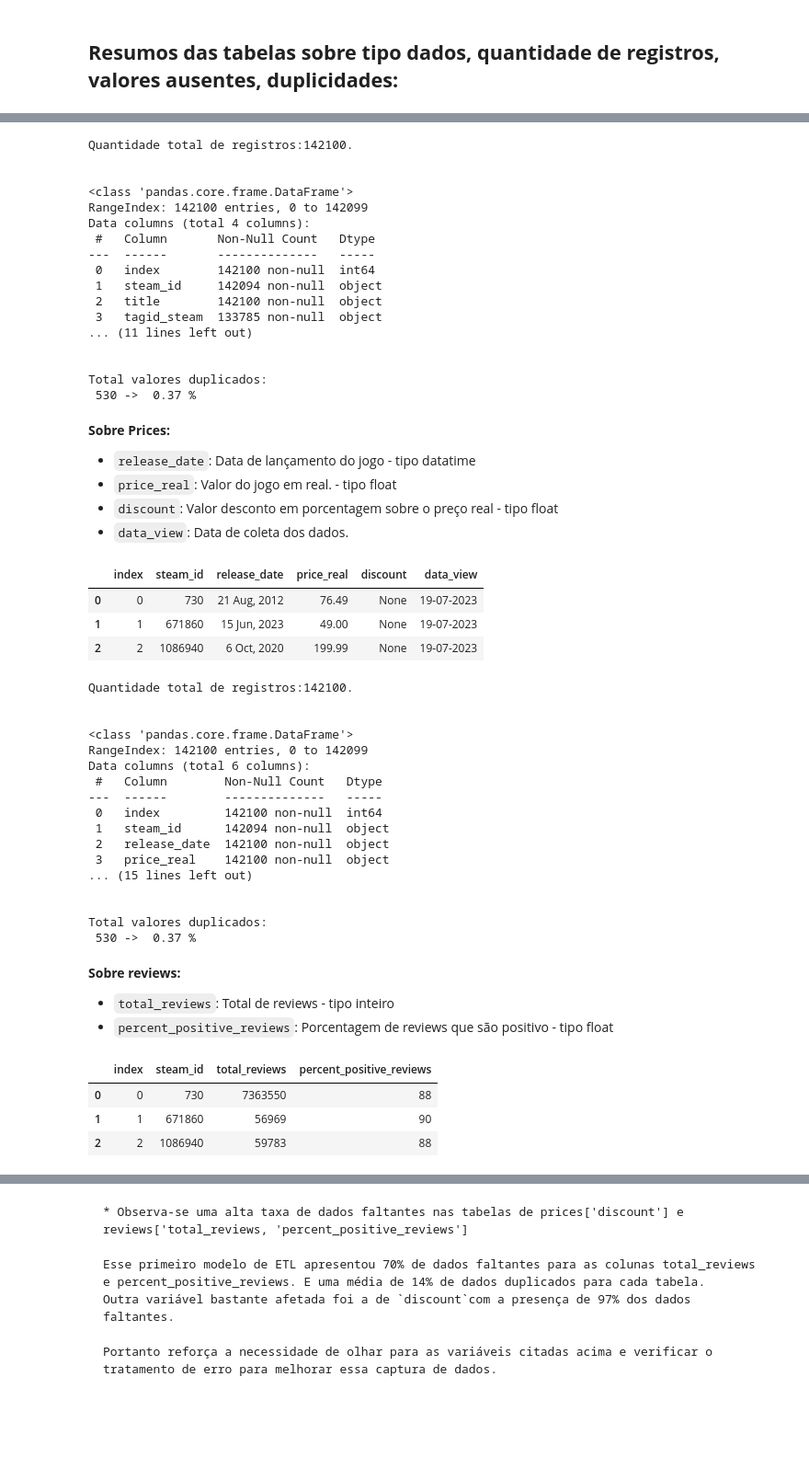
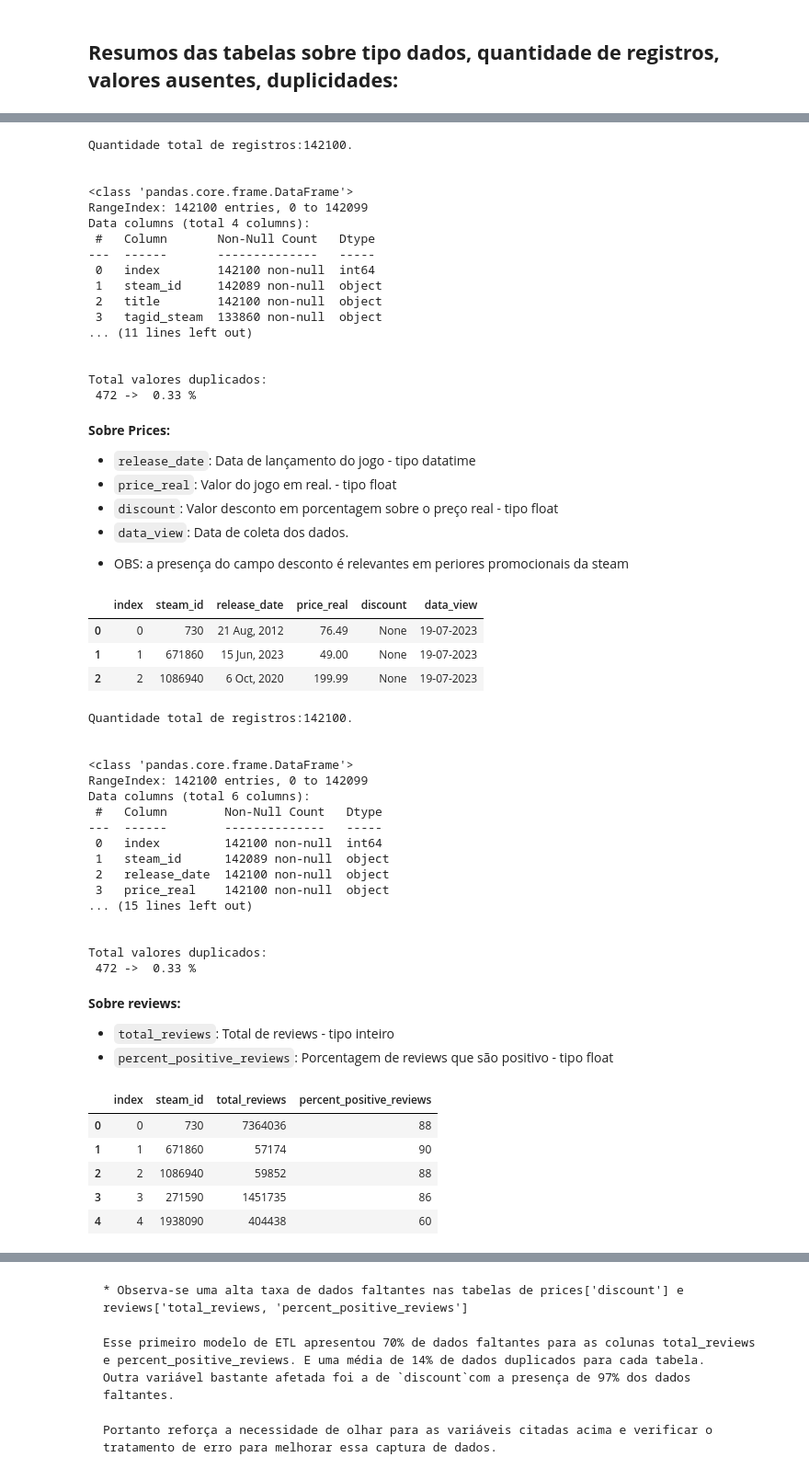
Before and after one commit to sabinorsp/analytics_games_steam, a Jupyter notebook: eda_steam/eda_games_steam.ipynb, the cells around one changed output, grey strips where cells are left out. Shown at 92% size. Drawn from its saved outputs; the diff is of its cells as text; code cells hidden in the pictures; blank space fills up the shorter version.

```diff
--- a/eda_steam/eda_games_steam.ipynb
+++ b/eda_steam/eda_games_steam.ipynb
@@ -24,7 +23,7 @@ def transform_multipleID(df, column):
 engine = create_engine('postgresql://docker:docker@localhost/etl-steam')
 
 # Pegando as tabelas presentes no banco de dados:
-SCHEMA_NAME = 'public'
+SCHEMA_NAME = 'modelo2'
 metadata = MetaData(bind=engine, schema=SCHEMA_NAME)
 metadata.reflect()
 tables = metadata.tables.keys()
@@ -76,14 +77,14 @@ Data columns (total 4 columns):
  #   Column       Non-Null Count   Dtype
 ---  ------       --------------   -----
  0   index        142100 non-null  int64
- 1   steam_id     142094 non-null  object
+ 1   steam_id     142089 non-null  object
  2   title        142100 non-null  object
- 3   tagid_steam  133785 non-null  object
+ 3   tagid_steam  133860 non-null  object
 ... (11 lines left out)
 
 
 Total valores duplicados:
- 530 ->  0.37 %
+ 472 ->  0.33 %
 # %% [markdown]
 **Sobre Prices:**
 
@@ -91,6 +92,8 @@ Total valores duplicados:
 - `price_real`: Valor do jogo em real. - tipo float
 - `discount`: Valor desconto em porcentagem sobre o preço real - tipo float
 - `data_view`: Data de coleta dos dados.
+
+* OBS: a presença do campo desconto é relevantes em periores promocionais da steam
 # %%
 #Tabela prices
 df_prices.head(3)
@@ -111,14 +114,14 @@ Data columns (total 6 columns):
  #   Column        Non-Null Count   Dtype
 ---  ------        --------------   -----
  0   index         142100 non-null  int64
- 1   steam_id      142094 non-null  object
+ 1   steam_id      142089 non-null  object
  2   release_date  142100 non-null  object
  3   price_real    142100 non-null  object
 ... (15 lines left out)
 
 
 Total valores duplicados:
- 530 ->  0.37 %
+ 472 ->  0.33 %
 # %% [markdown]
 **Sobre reviews:**
 
@@ -126,12 +129,14 @@ Total valores duplicados:
 - `percent_positive_reviews`: Porcentagem de reviews que são positivo - tipo float
 # %%
 #Tabela
-df_reviews.head(3)
+df_reviews.head()
 # %% [output]
 |  | index | steam_id | total_reviews | percent_positive_reviews |
-| 0 | 0 | 730 | 7363550 | 88 |
-| 1 | 1 | 671860 | 56969 | 90 |
-| 2 | 2 | 1086940 | 59783 | 88 |
+| 0 | 0 | 730 | 7364036 | 88 |
+| 1 | 1 | 671860 | 57174 | 90 |
+| 2 | 2 | 1086940 | 59852 | 88 |
+| 3 | 3 | 271590 | 1451735 | 86 |
+| 4 | 4 | 1938090 | 404438 | 60 |
 # %%
 EDA.summary_dataframes(df_reviews)
 # %% [output]
```
Also changed, not shown: parts of 18 cells of this notebook, 1 other file.
